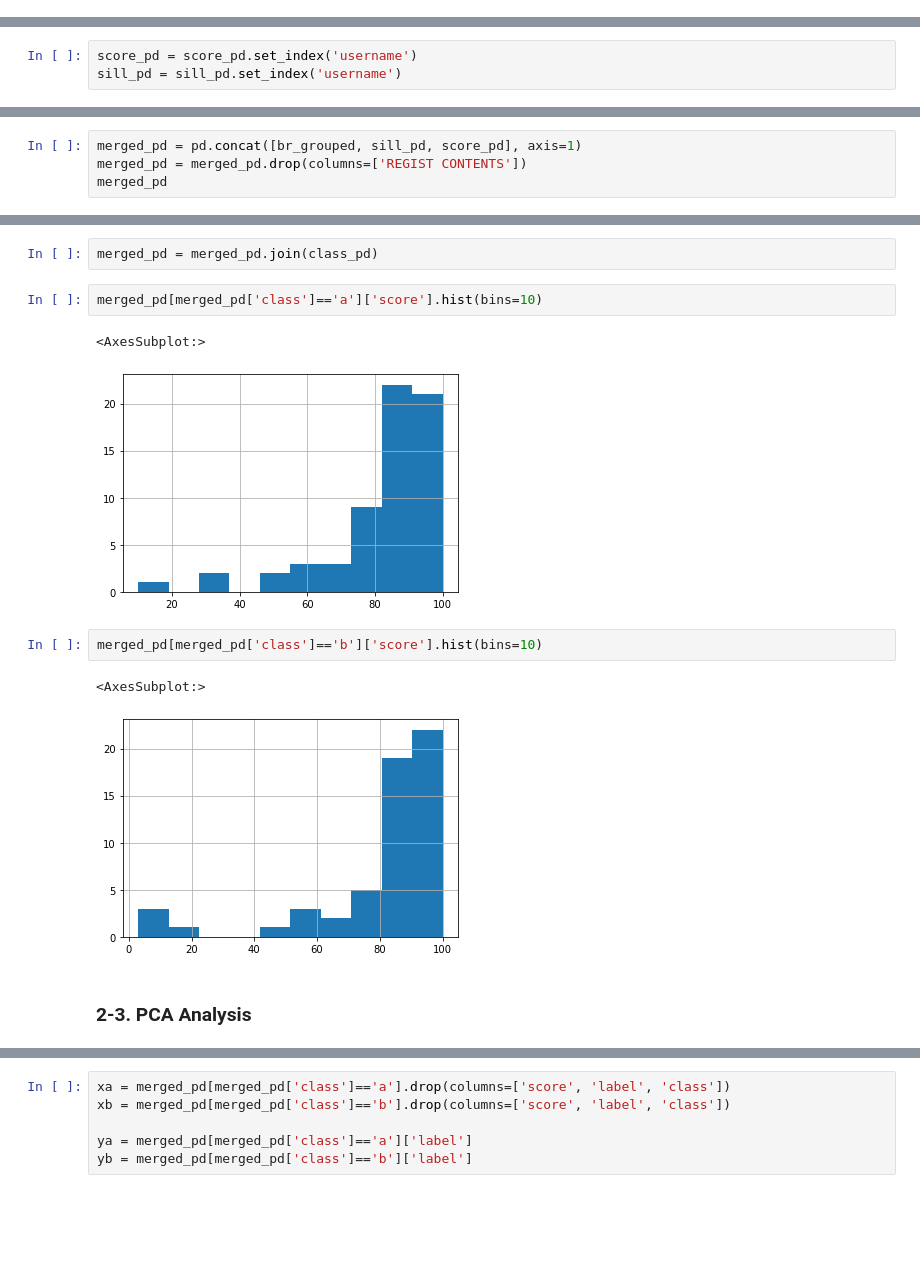
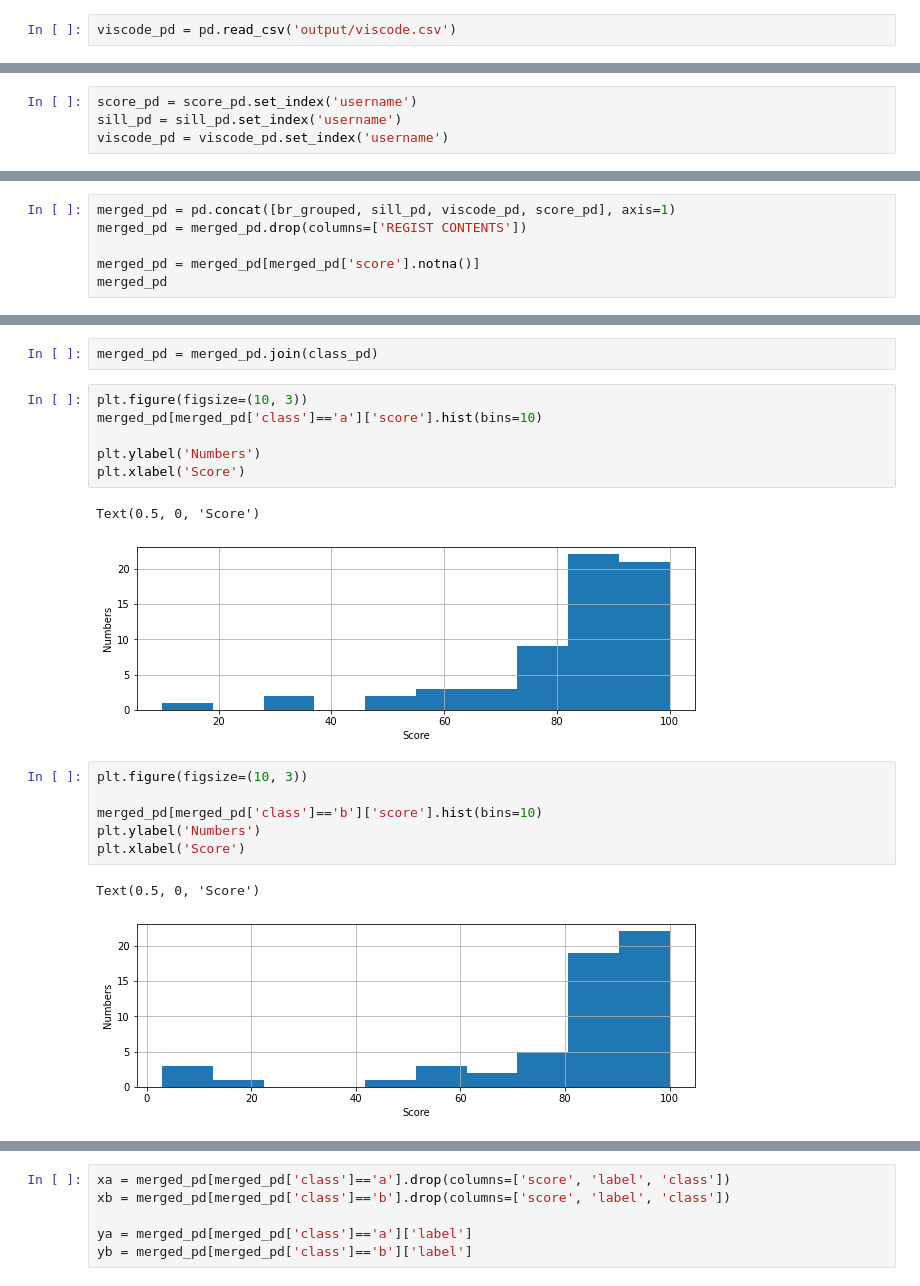
Before and after one commit to advapplab/LBLS160, a Jupyter notebook: merged and SVM test.ipynb, the cells around one changed output, grey strips where cells are left out. Drawn from its saved outputs; the diff is of its cells as text; blank space fills up the shorter version.

Commit message:
add viscode and correlation matrix

```diff
--- a/merged and SVM test.ipynb
+++ b/merged and SVM test.ipynb
@@ -15,0 +17,2 @@ sill_pd = pd.read_csv('output/sill.csv')
+# %%
+viscode_pd = pd.read_csv('output/viscode.csv')
@@ -77,6 +126,7 @@ dtype: int64
 # %%
 score_pd = score_pd.set_index('username')
 sill_pd = sill_pd.set_index('username')
+viscode_pd = viscode_pd.set_index('username')
 # %%
 br_grouped = br_pd.groupby(['username', 'operation_name']).size().reset_index()
 br_grouped = br_grouped.pivot_table(0, ['username'], 'operation_name').fillna(0).astype('int')
@@ -97,8 +147,10 @@ br_grouped
 | fbc64c2a6c18eb693cb24d8081e034df | 2 | 38 | 21 | 2 | 0 | 14 | 0 | ... |
 124 rows × 24 columns
 # %%
-merged_pd = pd.concat([br_grouped, sill_pd, score_pd], axis=1)
+merged_pd = pd.concat([br_grouped, sill_pd, viscode_pd, score_pd], axis=1)
 merged_pd = merged_pd.drop(columns=['REGIST CONTENTS'])
+
+merged_pd = merged_pd[merged_pd['score'].notna()]
 merged_pd
 # %% [output]
 |  | ADD BOOKMARK | ADD MARKER | ADD MEMO | ADD_HW_MEMO | BOOKMARK_JUMP | CHANGE MEMO | CLEAR_HW_MEMO | CLOSE | ... |
@@ -148,14 +266,20 @@ merged_pd.loc[[uid]]
 # %%
 merged_pd = merged_pd.join(class_pd)
 # %%
+plt.figure(figsize=(10, 3))
 merged_pd[merged_pd['class']=='a']['score'].hist(bins=10)
+
+plt.ylabel('Numbers')
+plt.xlabel('Score')
 # %% [output]
-<AxesSubplot:>
+Text(0.5, 0, 'Score')
-[figure, old version]
+[figure, new version]
 # %%
+plt.figure(figsize=(10, 3))
+
 merged_pd[merged_pd['class']=='b']['score'].hist(bins=10)
+plt.ylabel('Numbers')
+plt.xlabel('Score')
 # %% [output]
-<AxesSubplot:>
+Text(0.5, 0, 'Score')
-[figure, old version]
+[figure, new version]
-# %% [markdown]
-### 2-3. PCA Analysis
```
Also changed, not shown: parts of 63 cells of this notebook, 11 other files.
